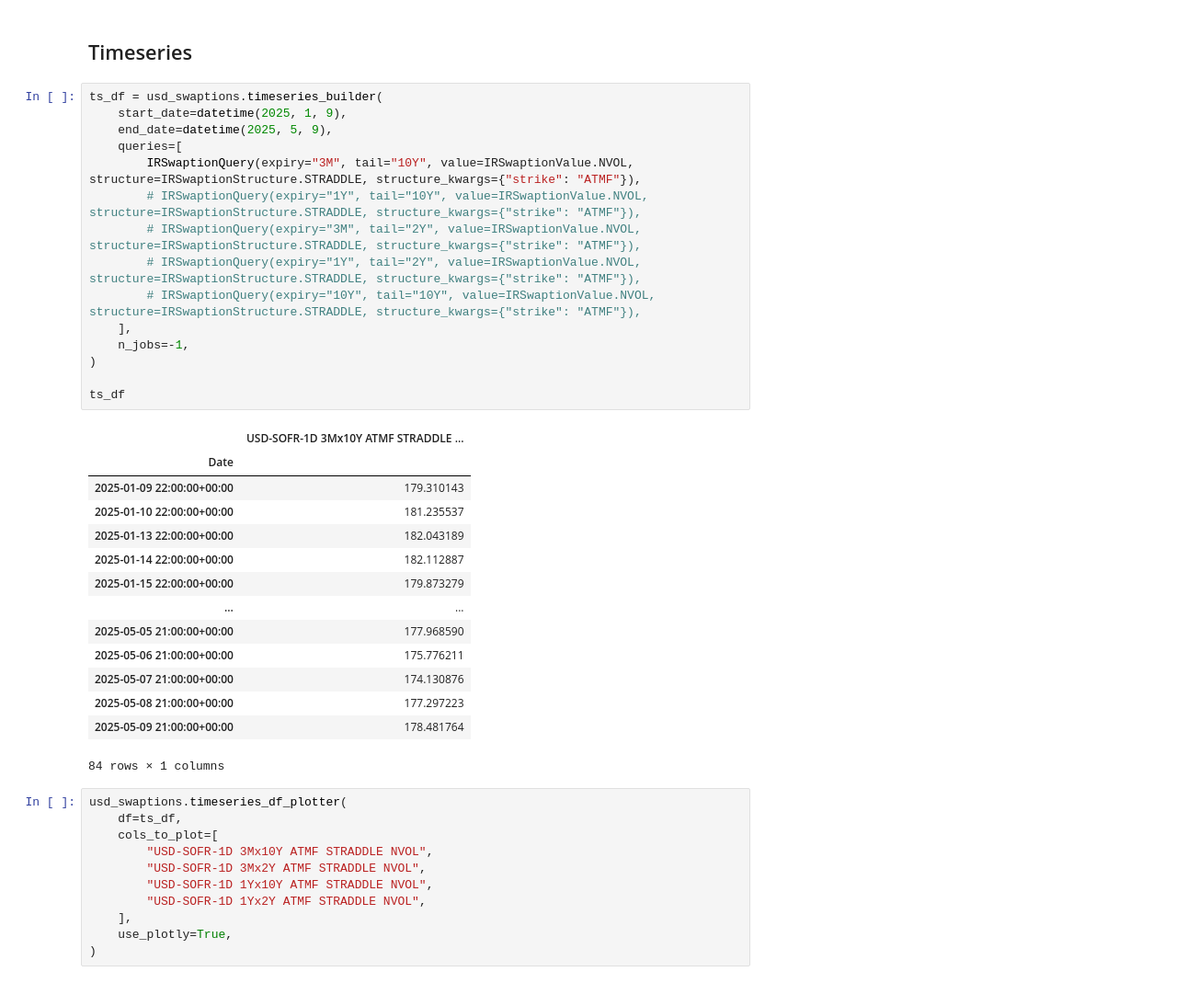
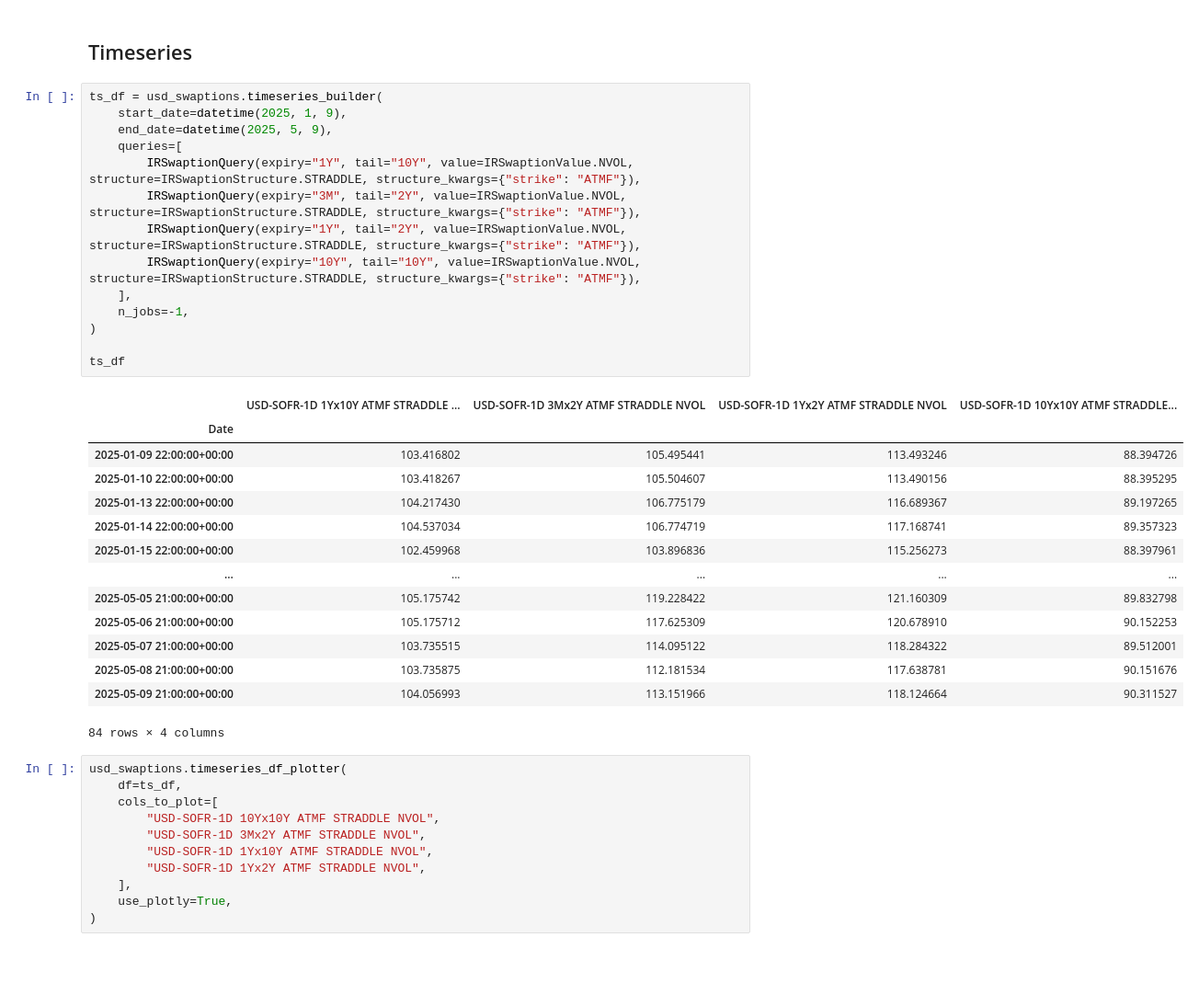
Before and after one commit to yieldcurvemonkey/rvcore, a Jupyter notebook: notebooks/basics_irswaptions.ipynb, the cells around one changed output. Shown: that part at 92% size. Saved outputs shown, nothing was run; the diff lists cells and outputs as text.

```diff
--- a/notebooks/basics_irswaptions.ipynb
+++ b/notebooks/basics_irswaptions.ipynb
@@ -119,38 +119,37 @@ usd_swaptions.vol_surface_plotter(date=datetime(2025, 5, 9), tail="10Y", use_plo
 # %%
 ts_df = usd_swaptions.timeseries_builder(
     start_date=datetime(2025, 1, 9),
     end_date=datetime(2025, 5, 9),
     queries=[
-        IRSwaptionQuery(expiry="3M", tail="10Y", value=IRSwaptionValue.NVOL, structure=IRSwaptionStructure.STRADDLE, structure_kwargs={"strike": "ATMF"}),
-        # IRSwaptionQuery(expiry="1Y", tail="10Y", value=IRSwaptionValue.NVOL, structure=IRSwaptionStructure.STRADDLE, structure_kwargs={"strike": "ATMF"}),
-        # IRSwaptionQuery(expiry="3M", tail="2Y", value=IRSwaptionValue.NVOL, structure=IRSwaptionStructure.STRADDLE, structure_kwargs={"strike": "ATMF"}),
-        # IRSwaptionQuery(expiry="1Y", tail="2Y", value=IRSwaptionValue.NVOL, structure=IRSwaptionStructure.STRADDLE, structure_kwargs={"strike": "ATMF"}),
-        # IRSwaptionQuery(expiry="10Y", tail="10Y", value=IRSwaptionValue.NVOL, structure=IRSwaptionStructure.STRADDLE, structure_kwargs={"strike": "ATMF"}),
+        IRSwaptionQuery(expiry="1Y", tail="10Y", value=IRSwaptionValue.NVOL, structure=IRSwaptionStructure.STRADDLE, structure_kwargs={"strike": "ATMF"}),
+        IRSwaptionQuery(expiry="3M", tail="2Y", value=IRSwaptionValue.NVOL, structure=IRSwaptionStructure.STRADDLE, structure_kwargs={"strike": "ATMF"}),
+        IRSwaptionQuery(expiry="1Y", tail="2Y", value=IRSwaptionValue.NVOL, structure=IRSwaptionStructure.STRADDLE, structure_kwargs={"strike": "ATMF"}),
+        IRSwaptionQuery(expiry="10Y", tail="10Y", value=IRSwaptionValue.NVOL, structure=IRSwaptionStructure.STRADDLE, structure_kwargs={"strike": "ATMF"}),
     ],
     n_jobs=-1,
 )
 
 ts_df
 # %% [output]
-|  | USD-SOFR-1D 3Mx10Y ATMF STRADDLE ... |
-| Date |  |
-| 2025-01-09 22:00:00+00:00 | 179.310143 |
-| 2025-01-10 22:00:00+00:00 | 181.235537 |
-| 2025-01-13 22:00:00+00:00 | 182.043189 |
-| 2025-01-14 22:00:00+00:00 | 182.112887 |
-| 2025-01-15 22:00:00+00:00 | 179.873279 |
-| ... | ... |
-| 2025-05-05 21:00:00+00:00 | 177.968590 |
-| 2025-05-06 21:00:00+00:00 | 175.776211 |
-| 2025-05-07 21:00:00+00:00 | 174.130876 |
-| 2025-05-08 21:00:00+00:00 | 177.297223 |
-| 2025-05-09 21:00:00+00:00 | 178.481764 |
+|  | USD-SOFR-1D 1Yx10Y ATMF STRADDLE ... | USD-SOFR-1D 3Mx2Y ATMF STRADDLE NVOL | USD-SOFR-1D 1Yx2Y ATMF STRADDLE NVOL | USD-SOFR-1D 10Yx10Y ATMF STRADDLE... |
+| Date |  |  |  |  |
+| 2025-01-09 22:00:00+00:00 | 103.416802 | 105.495441 | 113.493246 | 88.394726 |
+| 2025-01-10 22:00:00+00:00 | 103.418267 | 105.504607 | 113.490156 | 88.395295 |
+| 2025-01-13 22:00:00+00:00 | 104.217430 | 106.775179 | 116.689367 | 89.197265 |
+| 2025-01-14 22:00:00+00:00 | 104.537034 | 106.774719 | 117.168741 | 89.357323 |
+| 2025-01-15 22:00:00+00:00 | 102.459968 | 103.896836 | 115.256273 | 88.397961 |
+| ... | ... | ... | ... | ... |
+| 2025-05-05 21:00:00+00:00 | 105.175742 | 119.228422 | 121.160309 | 89.832798 |
+| 2025-05-06 21:00:00+00:00 | 105.175712 | 117.625309 | 120.678910 | 90.152253 |
+| 2025-05-07 21:00:00+00:00 | 103.735515 | 114.095122 | 118.284322 | 89.512001 |
+| 2025-05-08 21:00:00+00:00 | 103.735875 | 112.181534 | 117.638781 | 90.151676 |
+| 2025-05-09 21:00:00+00:00 | 104.056993 | 113.151966 | 118.124664 | 90.311527 |
-84 rows × 1 columns
+84 rows × 4 columns
 # %%
 usd_swaptions.timeseries_df_plotter(
     df=ts_df,
     cols_to_plot=[
-        "USD-SOFR-1D 3Mx10Y ATMF STRADDLE NVOL",
+        "USD-SOFR-1D 10Yx10Y ATMF STRADDLE NVOL",
         "USD-SOFR-1D 3Mx2Y ATMF STRADDLE NVOL",
         "USD-SOFR-1D 1Yx10Y ATMF STRADDLE NVOL",
         "USD-SOFR-1D 1Yx2Y ATMF STRADDLE NVOL",
```
Also changed, not shown: 11 other files.
